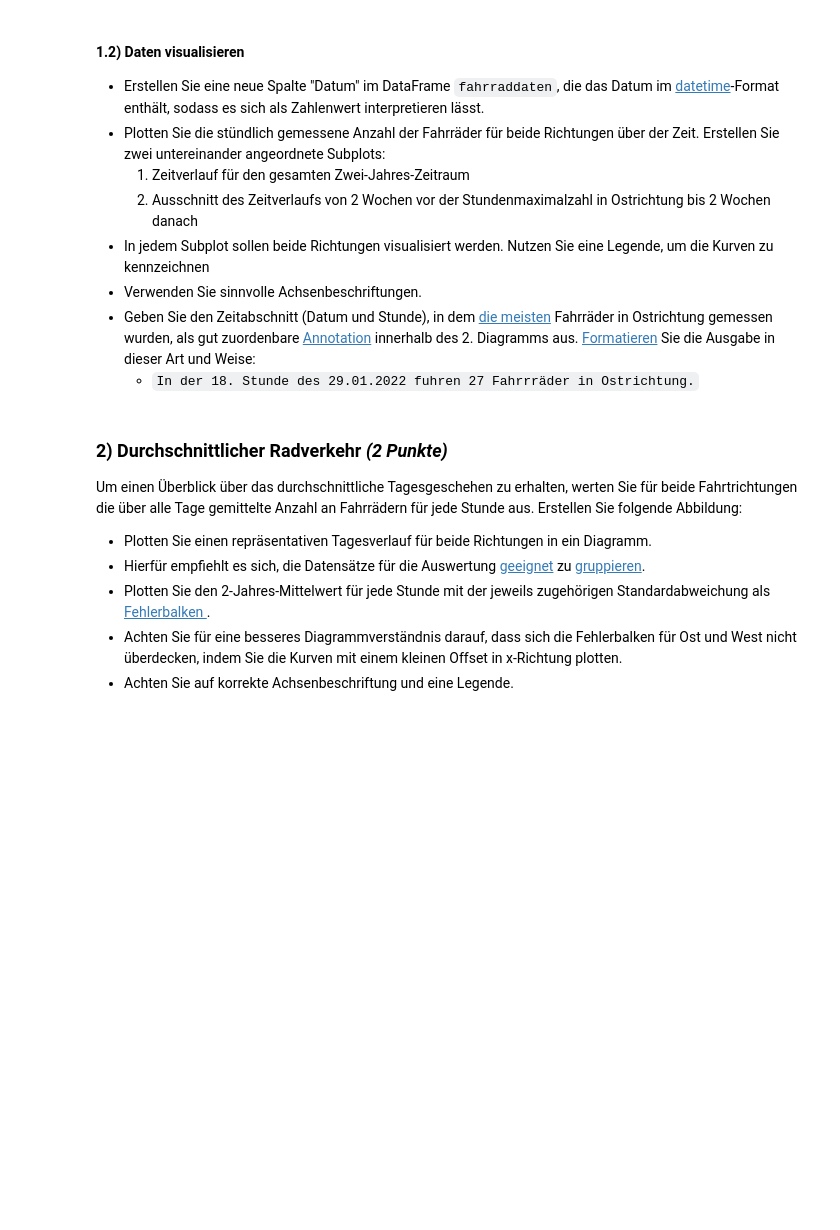
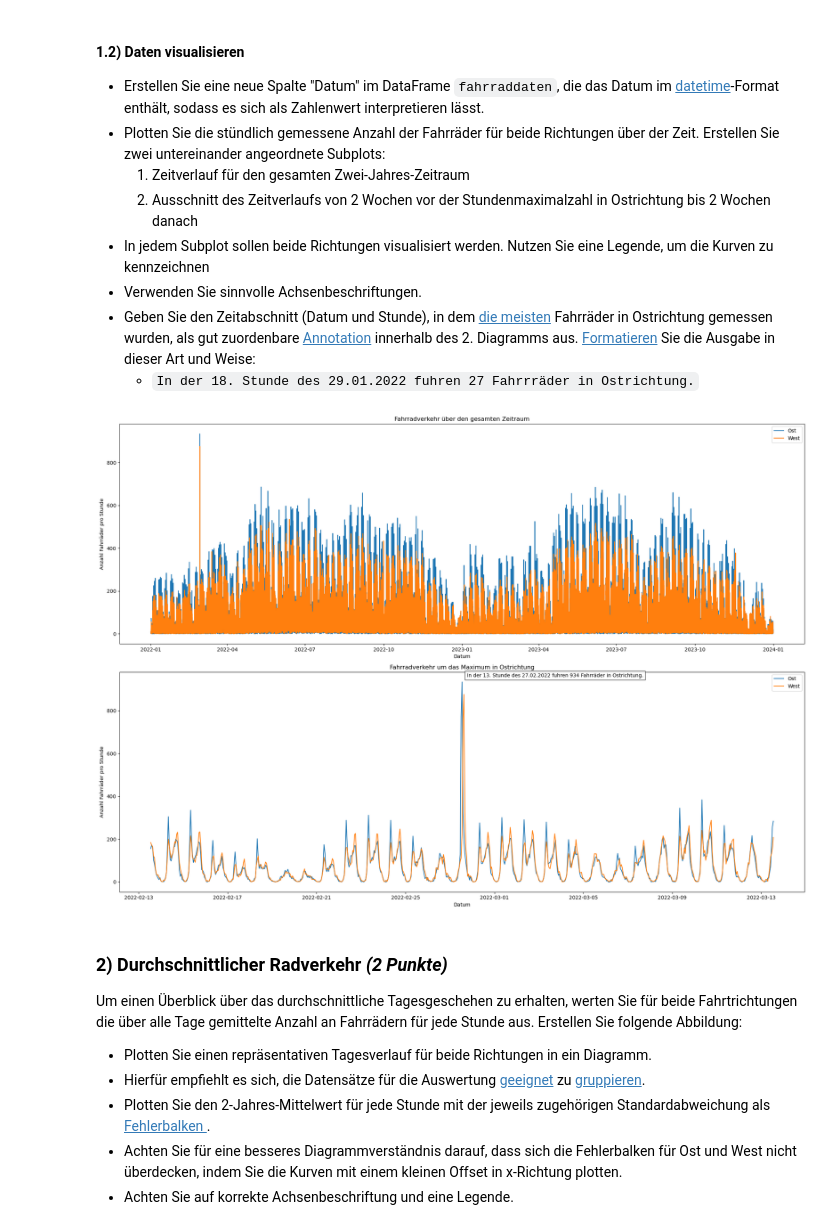
Before and after one commit to glueckf/Python-f-r-Ingenieure, a Jupyter notebook: pa05/PA5.ipynb, the cells around one changed output. Drawn from its saved outputs; the diff is of its cells as text; code cells hidden in the pictures; blank space fills up the shorter version.

```diff
--- a/pa05/PA5.ipynb
+++ b/pa05/PA5.ipynb
@@ -39,5 +39,15 @@ Erstellen Sie neben `fahrraddaten` noch [folgende Variablen](https://pandas.pyda
 # %%
 # Hier eigenen Code schreiben ...
 
+# Read the data
+fahrraddaten = pd.read_csv("Radverkehr_TU.csv", delimiter=";")
 
+# Calculate the mean and sum
+max_east_time = fahrraddaten["East"].mean()
+summe_west = fahrraddaten["West"].sum()
+
+
+
+print(f"Der Mittelwert der East-Seite beträgt {mittelwert_east} Fahrräder pro Stunde.")
+print(f"Die Summe der West-Seite beträgt {summe_west} Fahrräder.")
 fahrraddaten
@@ -64,12 +104,46 @@ fahrraddaten
 # %%
 plt.figure(1,(20,14))
 plt.subplot(211)
 
 # Hier eigenen Code schreiben ...
+fahrraddaten['Datum'] = pd.to_datetime(fahrraddaten['Date'], yearfirst=True)
 
+# Maximum in Ostrichtung finden
+max_east_idx = np.argmax(fahrraddaten['East'])
+max_east_time = fahrraddaten.iloc[max_east_idx]['Datum']
+max_east_value = fahrraddaten.iloc[max_east_idx]['East']
 
+# Zeitfenster für zweiten Plot
+zwei_wochen = pd.Timedelta(days=14)
+mask = (fahrraddaten['Datum'] >= max_east_time - zwei_wochen) & \
+      (fahrraddaten['Datum'] <= max_east_time + zwei_wochen)
 
+plt.plot(fahrraddaten['Datum'], fahrraddaten['East'], label='Ost')
+plt.plot(fahrraddaten['Datum'], fahrraddaten['West'], label='West')
+plt.xlabel('Datum')
+plt.ylabel('Anzahl Fahrräder pro Stunde')
+plt.title('Fahrradverkehr über den gesamten Zeitraum')
+plt.legend()
+
+plt.subplot(212)
+plt.plot(fahrraddaten[mask]['Datum'], fahrraddaten[mask]['East'], label='Ost')
+plt.plot(fahrraddaten[mask]['Datum'], fahrraddaten[mask]['West'], label='West')
+plt.xlabel('Datum')
+plt.ylabel('Anzahl Fahrräder pro Stunde')
+plt.title('Fahrradverkehr um das Maximum in Ostrichtung')
+plt.legend()
+
+annotation_text = f"In der {max_east_time.strftime('%H')}. Stunde des {max_east_time.strftime('%d.%m.%Y')} fuhren {int(max_east_value)} Fahrräder in Ostrichtung."
+plt.annotate(annotation_text,
+           xy=(max_east_time, max_east_value),
+           xytext=(10, 10), textcoords='offset points',
+           bbox=dict(facecolor='white', alpha=0.8),
+           ha='left')
+
+plt.tight_layout()
 plt.show()
+# %% [output]
+[figure, added]
 # %%
 # Hier ist ein Plausibilitätstest:
 assert "Datum" in fahrraddaten.columns
```
Also changed, not shown: parts of 7 cells of this notebook.
